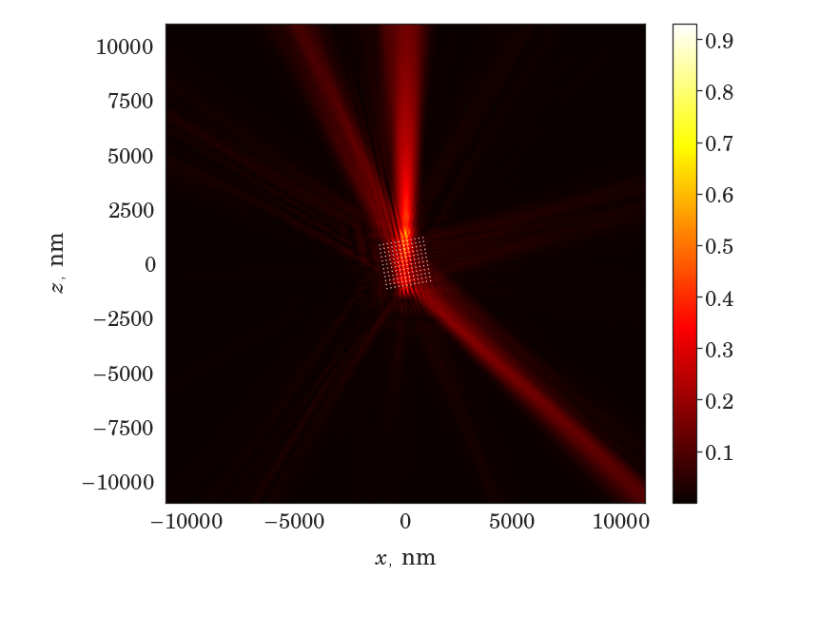
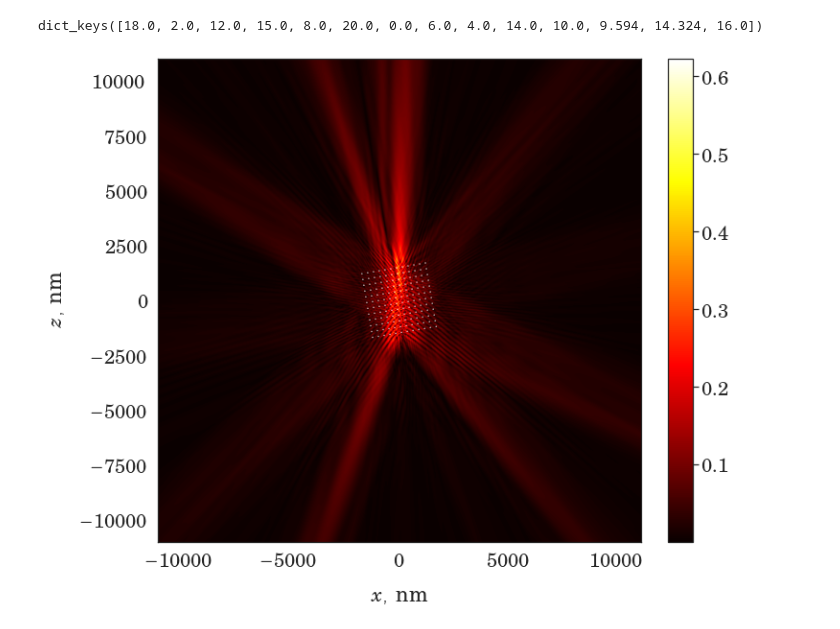
Before and after one commit to Misery7100-Magistracy/Angular-dispersion-boost, a Jupyter notebook: python/base_model.ipynb, the cells around one changed output. Cells and saved outputs as stored; diff of their text form; code cells hidden in the pictures.

```diff
--- a/python/base_model.ipynb
+++ b/python/base_model.ipynb
@@ -10,7 +10,7 @@ matfiles = {'TE' : dict(), 'TM' : dict()}
 
 for f in files:
 
-    deg = float(re.search(r'\d+(?=deg)', f).group())
+    deg = float(re.search(r'\d+\.*\d*(?=deg)', f).group())
 
     if re.search('TE', f):
 
@@ -19,20 +19,24 @@ for f in files:
     else:
 
         matfiles['TM'][deg] = os.path.join(root, f)
+# %%
+matfiles['TE'].keys()
+# %% [output]
+dict_keys([18.0, 2.0, 12.0, 15.0, 8.0, 20.0, 0.0, 6.0, 4.0, 14.0, 10.0, 9.594, 14.324, 16.0])
 # %%
-me = MSTM(matfiles['TE'][10.0])
+me = MSTM(matfiles['TE'][9.594])
 f, a, bbea = me.plot_field(
 
         figsize=(10, 10),
         #angles=[(24, 0.0), (-135, 0), (0, 0)],
-        font_scale=2.2,
+        font_scale=2,
         reduce=0.9,
         trim=0,
         target={'alpha' : 1, 'color' : 'white'}
 
     )
 
 # a.set_title(r'$|\overrightarrow{\mathbf{E_{s}}}|\:/\:|\overrightarrow{\mathbf{E_{i}}}|$', pad=20)
 # %% [output]
-[figure, old version]
+[figure, new version]
 # %%
```
Also changed, not shown: parts of 1 cell of this notebook, 11 other files.
